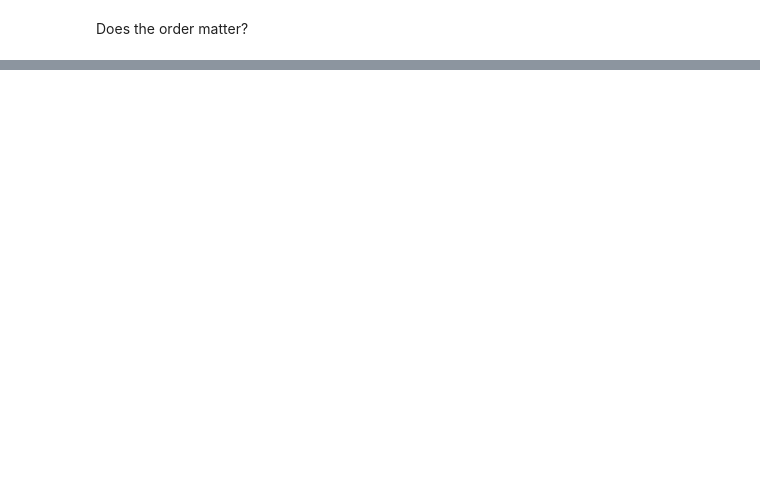
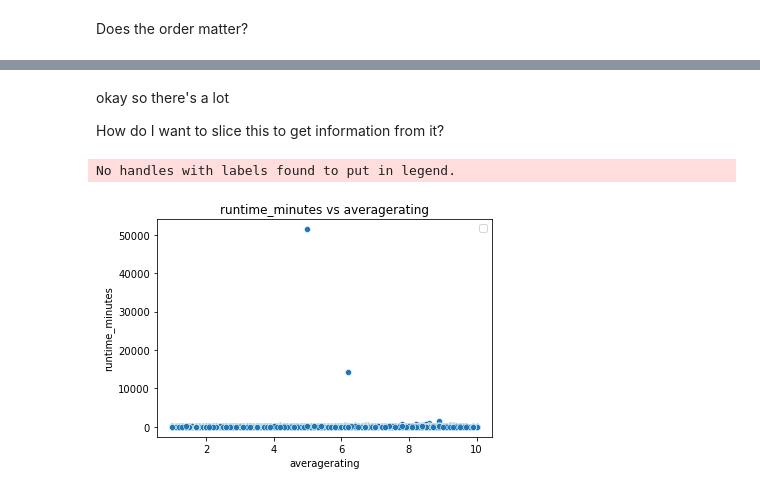
Before and after one commit to Kaewin/phase2_project2, a Jupyter notebook: eda.ipynb, the cells around one changed output, grey strips where cells are left out. Saved outputs shown, nothing was run; the diff lists cells and outputs as text; code cells hidden in the pictures; blank space fills up the shorter version.

```diff
--- a/eda.ipynb
+++ b/eda.ipynb
@@ -216,0 +229,10 @@ doesn't look like it
+# %%
+# Just pick one
+df = pd.read_sql(
+    '''
+    SELECT *
+    FROM movie_basics
+    JOIN movie_ratings
+        USING(movie_id)
+    ;
+    ''', conn)
@@ -216,0 +336,15 @@ doesn't look like it
+# %% [markdown]
+okay so there's a lot
+
+How do I want to slice this to get information from it?
+# %%
+fig, ax = plt.subplots()
+
+# Use seaborn to plot two facets of the above data, colored by the target column
+sns.scatterplot(x='averagerating', y='runtime_minutes', data=df)
+
+ax.set_title('runtime_minutes vs averagerating')
+ax.legend();
+# %% [output]
+No handles with labels found to put in legend.
+[figure, added]
```
Also changed, not shown: parts of 56 cells of this notebook, 1 other file.
